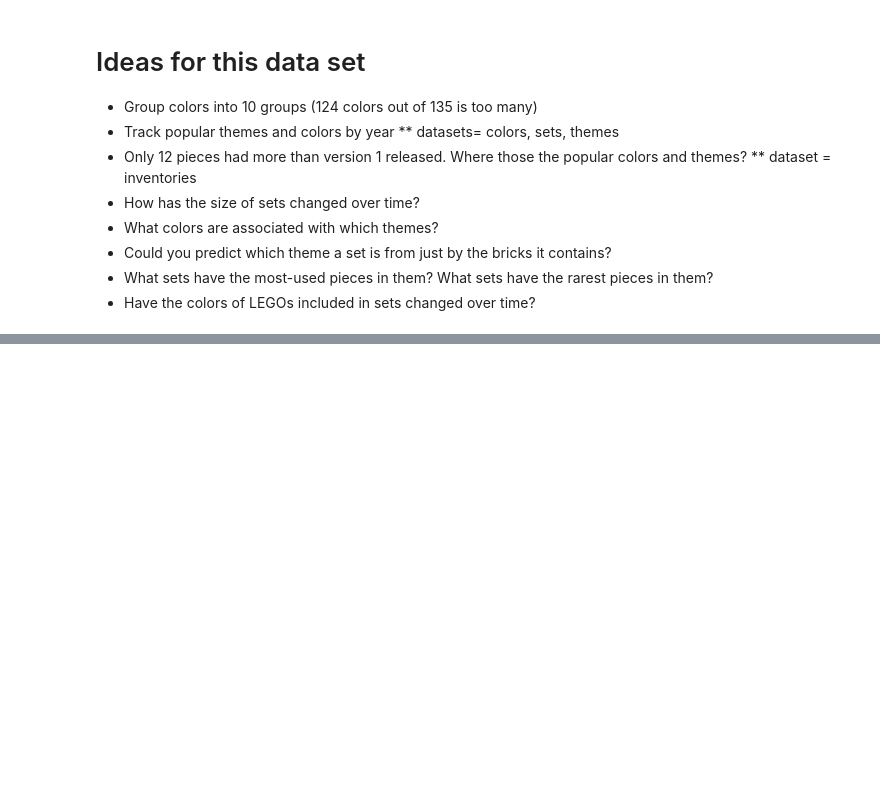
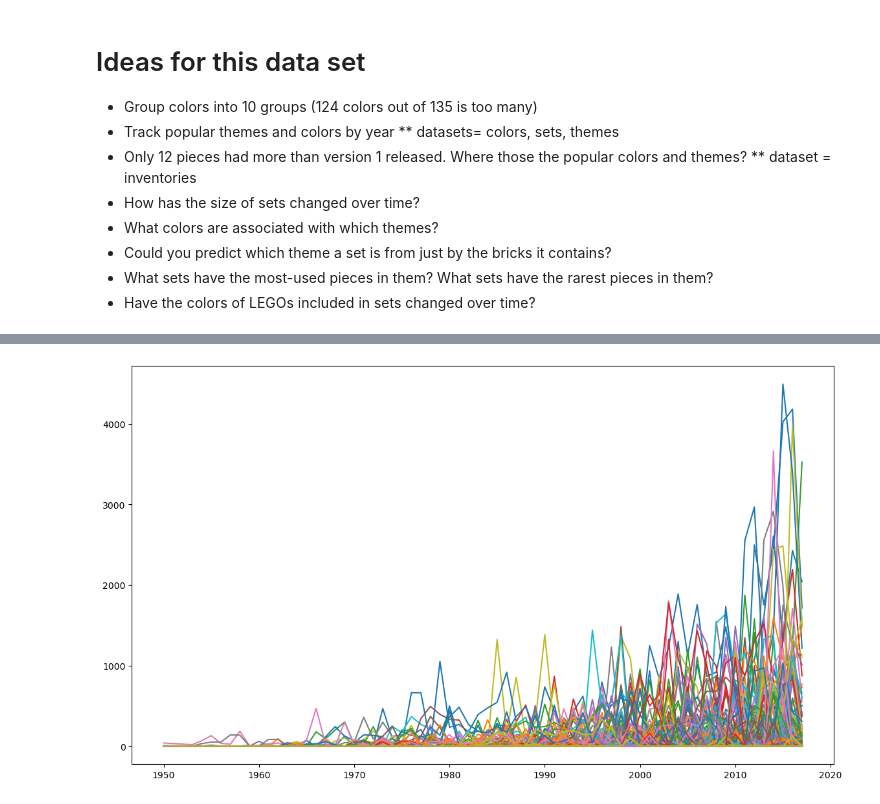
Before and after one commit to AmandaBoyers/analysis-legos-colors, a Jupyter notebook: 1 LEGO_Datasets.ipynb, the cells around one changed output, grey strips where cells are left out. Cells and saved outputs as stored; diff of their text form; code cells hidden in the pictures; blank space fills up the shorter version.

```diff
--- a/1 LEGO_Datasets.ipynb
+++ b/1 LEGO_Datasets.ipynb
@@ -630,0 +535,14 @@ dtype: int64
+# %%
+# Merge the merged_df with the themes DataFrame again to get additional theme information if needed
+# For example, if you want to get the parent theme information
+merged_df = merged_df.merge(themes, left_on='theme_id', right_on='id', suffixes=('', '_parent'))
+
+# Group the data by year and theme name, and count the occurrences
+theme_counts_per_year = merged_df.groupby(['year', 'name']).size().unstack(fill_value=0)
+
+# Plot the data
+plt.figure(figsize=(14, 8))
+for theme in theme_counts_per_year.columns:
+    plt.plot(theme_counts_per_year.index, theme_counts_per_year[theme], label=theme)
+# %% [output]
+[figure, added]
```
Also changed, not shown: parts of 32 cells of this notebook, 4 other files.
